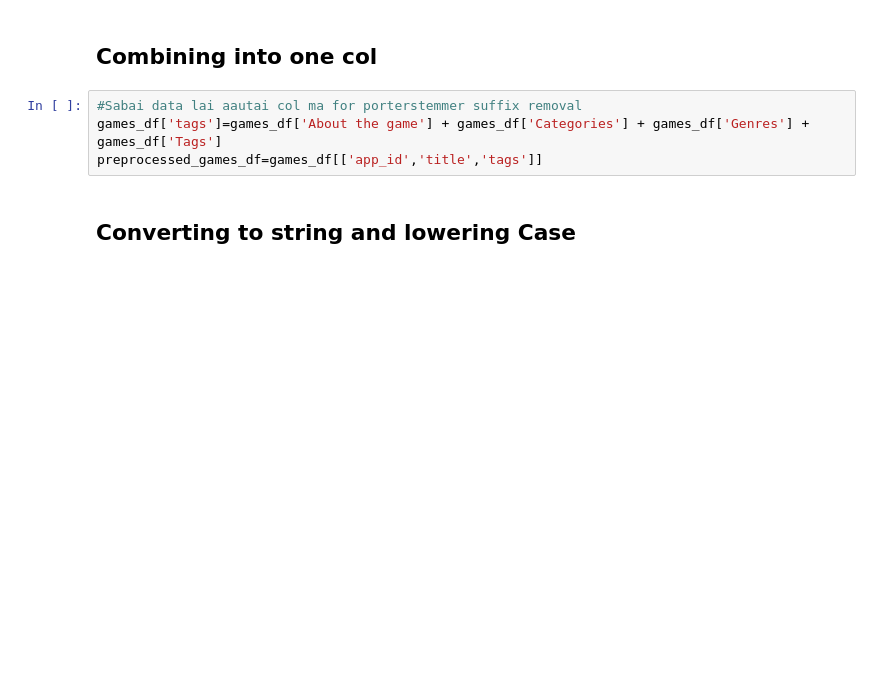
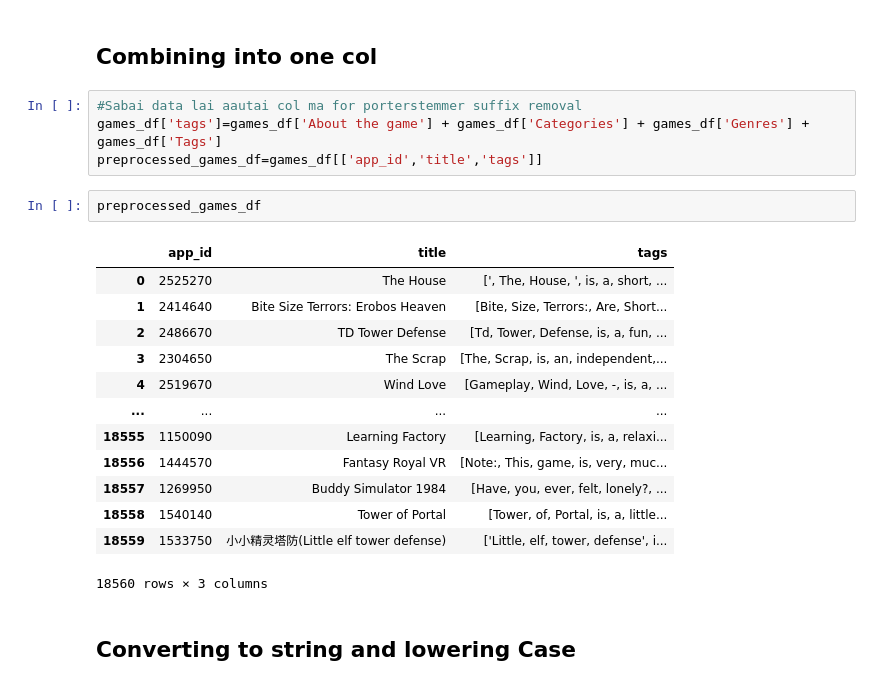
Before and after one commit to Rowneel/Recommendation-Test, a Jupyter notebook: Jupiter_notebook/Create_Own_pkl_file.ipynb, the cells around one changed output. Drawn from its saved outputs; the diff is of its cells as text; blank space fills up the shorter version.

```diff
--- a/Jupiter_notebook/Create_Own_pkl_file.ipynb
+++ b/Jupiter_notebook/Create_Own_pkl_file.ipynb
@@ -73,6 +82,22 @@ games_df
 #Sabai data lai aautai col ma for porterstemmer suffix removal
 games_df['tags']=games_df['About the game'] + games_df['Categories'] + games_df['Genres'] + games_df['Tags']
 preprocessed_games_df=games_df[['app_id','title','tags']]
+# %%
+preprocessed_games_df
+# %% [output]
+|  | app_id | title | tags |
+| 0 | 2525270 | The House | [', The, House, ', is, a, short, ... |
+| 1 | 2414640 | Bite Size Terrors: Erobos Heaven | [Bite, Size, Terrors:, Are, Short... |
+| 2 | 2486670 | TD Tower Defense | [Td, Tower, Defense, is, a, fun, ... |
+| 3 | 2304650 | The Scrap | [The, Scrap, is, an, independent,... |
+| 4 | 2519670 | Wind Love | [Gameplay, Wind, Love, -, is, a, ... |
+| ... | ... | ... | ... |
+| 18555 | 1150090 | Learning Factory | [Learning, Factory, is, a, relaxi... |
+| 18556 | 1444570 | Fantasy Royal VR | [Note:, This, game, is, very, muc... |
+| 18557 | 1269950 | Buddy Simulator 1984 | [Have, you, ever, felt, lonely?, ... |
+| 18558 | 1540140 | Tower of Portal | [Tower, of, Portal, is, a, little... |
+| 18559 | 1533750 | 小小精灵塔防(Little elf tower defense) | ['Little, elf, tower, defense', i... |
+18560 rows × 3 columns
 # %% [markdown]
 ## Converting to string and lowering Case
 # %%
```
Also changed, not shown: parts of 14 cells of this notebook, 9 other files.
